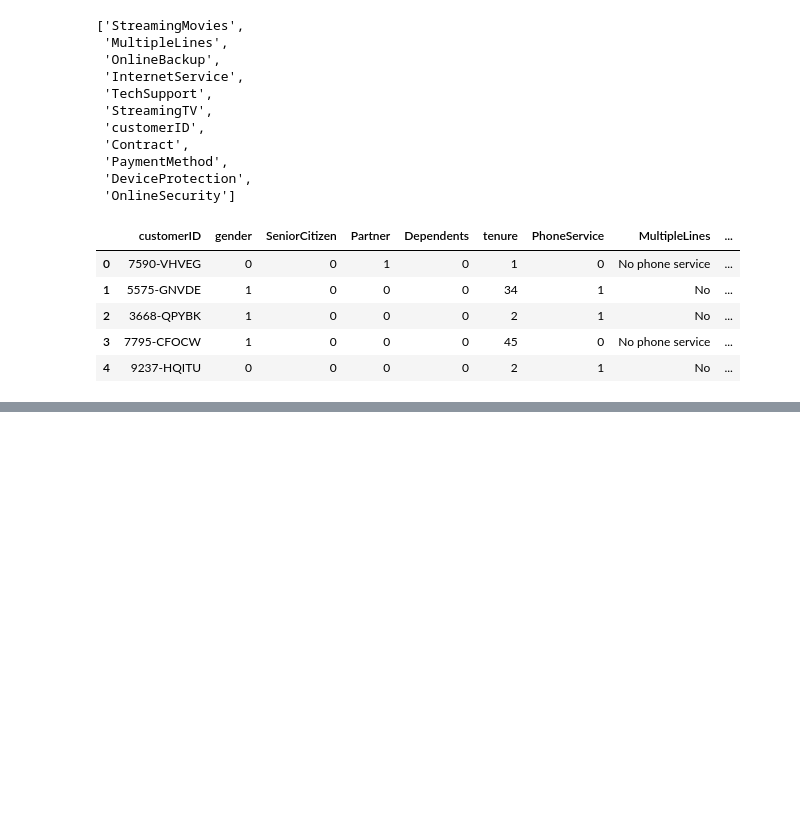
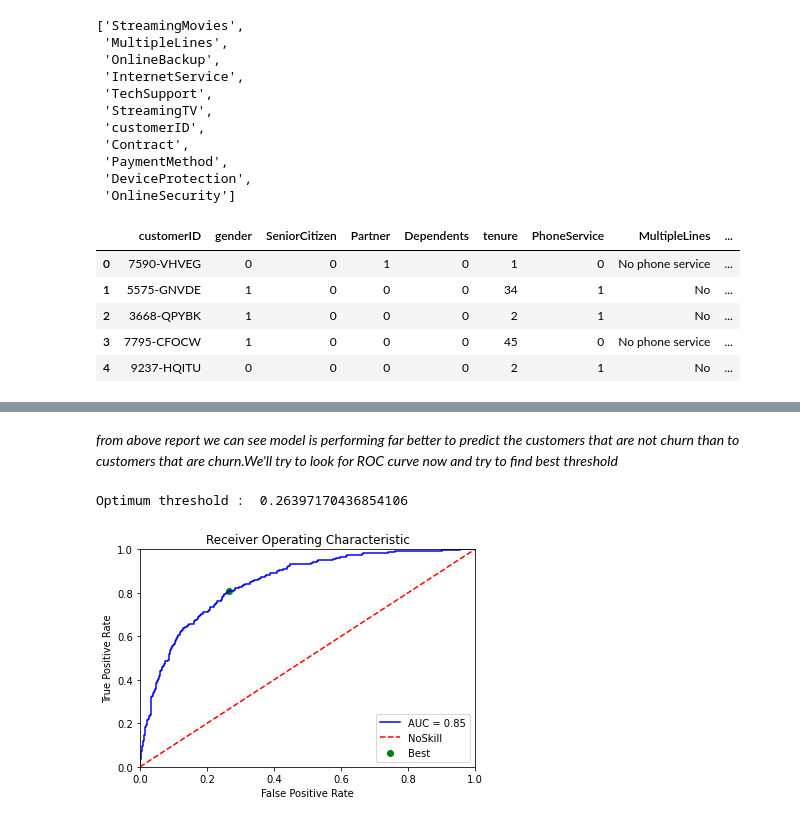
Before and after one commit to gupta4327/telecomChurnPredictionmodel, a Jupyter notebook: Telecom_churn_prediction.ipynb, the cells around one changed output, grey strips where cells are left out. Cells and saved outputs as stored; diff of their text form; code cells hidden in the pictures; blank space fills up the shorter version.

```diff
--- a/Telecom_churn_prediction.ipynb
+++ b/Telecom_churn_prediction.ipynb
@@ -928,0 +1065,32 @@ dataset_cpy.head()
+# %% [markdown]
+*from above report we can see model is performing far better to predict the customers that are not churn than to customers that are churn.We'll try to look for ROC curve now and try to find best threshold*
+# %%
+#y_pred_proba - storing the probabilty of being in class 1(churned) in y_pred_proba
+y_pred_proba = logreg.predict_proba(x_test)[: :,1]
+# %%
+#roc_curve will tell you fpr, tpr for different threshold values and with these threshold values we'll try to find the best
+fpr, tpr, threshold = roc_curve(y_test, y_pred_proba)
+# %%
+#auc_score
+roc_auc = auc(fpr,tpr)
+#calculate the difference between tpr and fpr and try selecting the one with max positive value
+diff = tpr-fpr
+#checking for index with max diff
+indx = np.argmax(diff)
+opt_threshold = threshold[indx]
+print('Optimum threshold : ', opt_threshold )
+# %% [output]
+Optimum threshold :  0.26397170436854106
+# %%
+plt.title('Receiver Operating Characteristic')
+plt.plot(fpr, tpr, 'b', label = 'AUC = %0.2f' % roc_auc)
+plt.scatter(fpr[indx],tpr[indx],marker='o',color='green',label= 'Best')
+plt.plot([0, 1], [0, 1],'r--',label='NoSkill')
+plt.legend(loc = 'lower right')
+plt.xlim([0, 1])
+plt.ylim([0, 1])
+plt.ylabel('True Positive Rate')
+plt.xlabel('False Positive Rate')
+plt.show()
+# %% [output]
+[figure, added]
```
Also changed, not shown: parts of 29 cells of this notebook.
